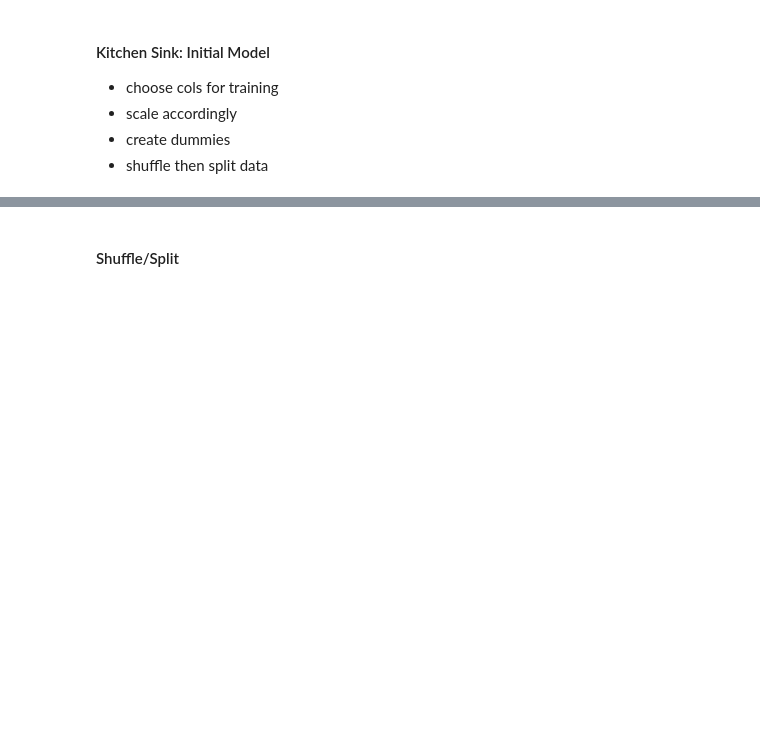
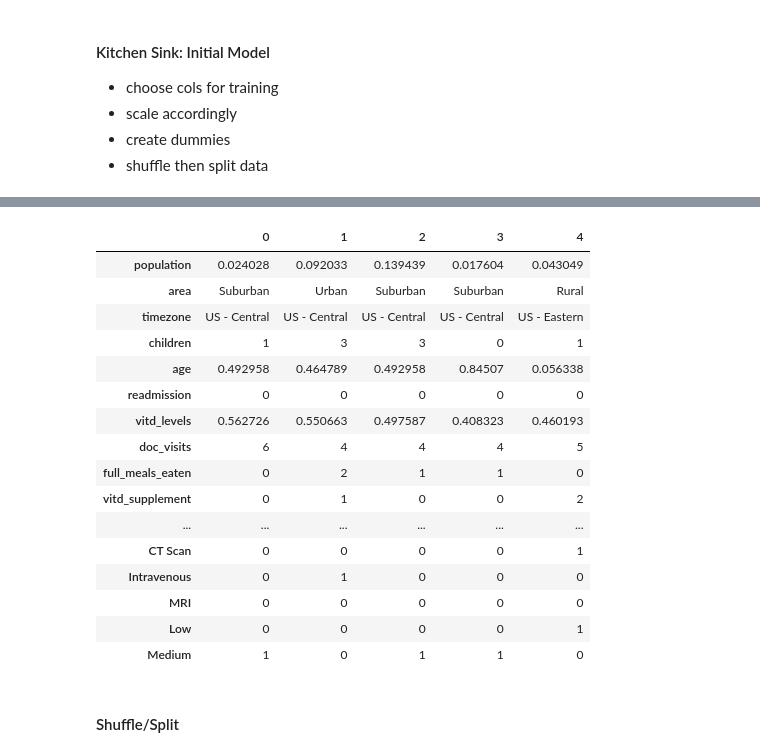
Before and after one commit to DesireeMcElroy/WGU_MSDA, a Jupyter notebook: D208-Predictive_Modeling/logistic_reg_task1.ipynb, the cells around one changed output, grey strips where cells are left out. Saved outputs shown, nothing was run; the diff lists cells and outputs as text; code cells hidden in the pictures; blank space fills up the shorter version.

```diff
--- a/D208-Predictive_Modeling/logistic_reg_task1.ipynb
+++ b/D208-Predictive_Modeling/logistic_reg_task1.ipynb
@@ -566,0 +626,12 @@ memory usage: 2.0+ MB
+# %%
+# scale continuous values (discrete on a case by case depending on range)
+to_scale = ['age'
+            ,'vitd_levels'
+            ,'total_charges'
+            ,'additional_charges'
+            ,'population']
+
+
+scaler = MinMaxScaler()
+
+df[to_scale] = scaler.fit_transform(df[to_scale])
@@ -566,0 +647,19 @@ memory usage: 2.0+ MB
+# %%
+# change boolean to binary
+binary = ['readmission'
+                  ,'high_blood'
+                  ,'stroke'
+                  ,'overweight'
+                  ,'arthritis'
+                  ,'diabetes'
+                  ,'hyperlipidemia'
+                  ,'backpain'
+                  ,'anxiety'
+                  ,'allergic_rhinitis'
+                  ,'reflux_esophagitis'
+                  ,'asthma']
+
+
+# replace True with 1's and False with 0's
+df = df.replace(True, 1)
+df = df.replace(False, 0)
@@ -566,0 +698,3 @@ memory usage: 2.0+ MB
+# %%
+df[['item1','item2', 'item3', 'item4']] = df[['item1','item2', 'item3', 'item4']].astype('int64')
+df[['item5','item6', 'item7', 'item8']] = df[['item5','item6', 'item7', 'item8']].astype('int64')
@@ -567,3 +719,26 @@ memory usage: 2.0+ MB
+# %%
+df.drop(columns = to_dummy, inplace=True)
+df = pd.concat([df, dummy_df], axis=1)
+# %%
+df.head().T
+# %% [output]
+|  | 0 | 1 | 2 | 3 | 4 |
+| population | 0.024028 | 0.092033 | 0.139439 | 0.017604 | 0.043049 |
+| area | Suburban | Urban | Suburban | Suburban | Rural |
+| timezone | US - Central | US - Central | US - Central | US - Central | US - Eastern |
+| children | 1 | 3 | 3 | 0 | 1 |
+| age | 0.492958 | 0.464789 | 0.492958 | 0.84507 | 0.056338 |
+| readmission | 0 | 0 | 0 | 0 | 0 |
+| vitd_levels | 0.562726 | 0.550663 | 0.497587 | 0.408323 | 0.460193 |
+| doc_visits | 6 | 4 | 4 | 4 | 5 |
+| full_meals_eaten | 0 | 2 | 1 | 1 | 0 |
+| vitd_supplement | 0 | 1 | 0 | 0 | 2 |
+| ... | ... | ... | ... | ... | ... |
+| CT Scan | 0 | 0 | 0 | 0 | 1 |
+| Intravenous | 0 | 1 | 0 | 0 | 0 |
+| MRI | 0 | 0 | 0 | 0 | 0 |
+| Low | 0 | 0 | 0 | 0 | 1 |
+| Medium | 1 | 0 | 1 | 1 | 0 |
 # %% [markdown]
 #### Shuffle/Split
 # %%
```
Also changed, not shown: parts of 32 cells of this notebook.
